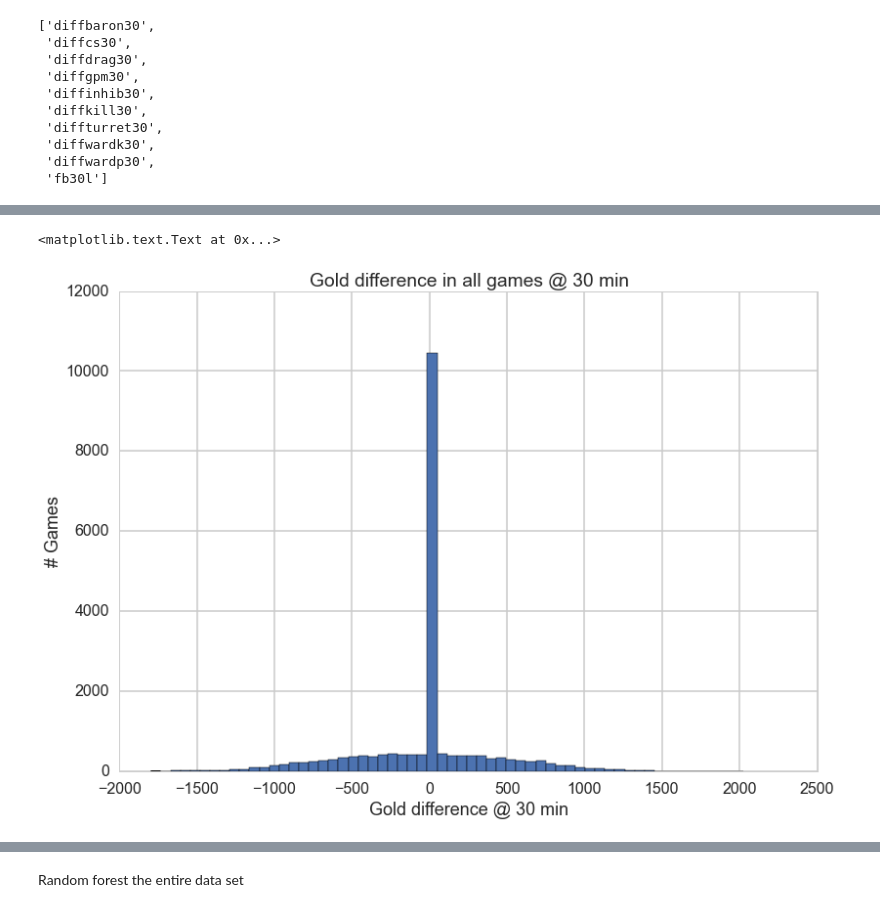
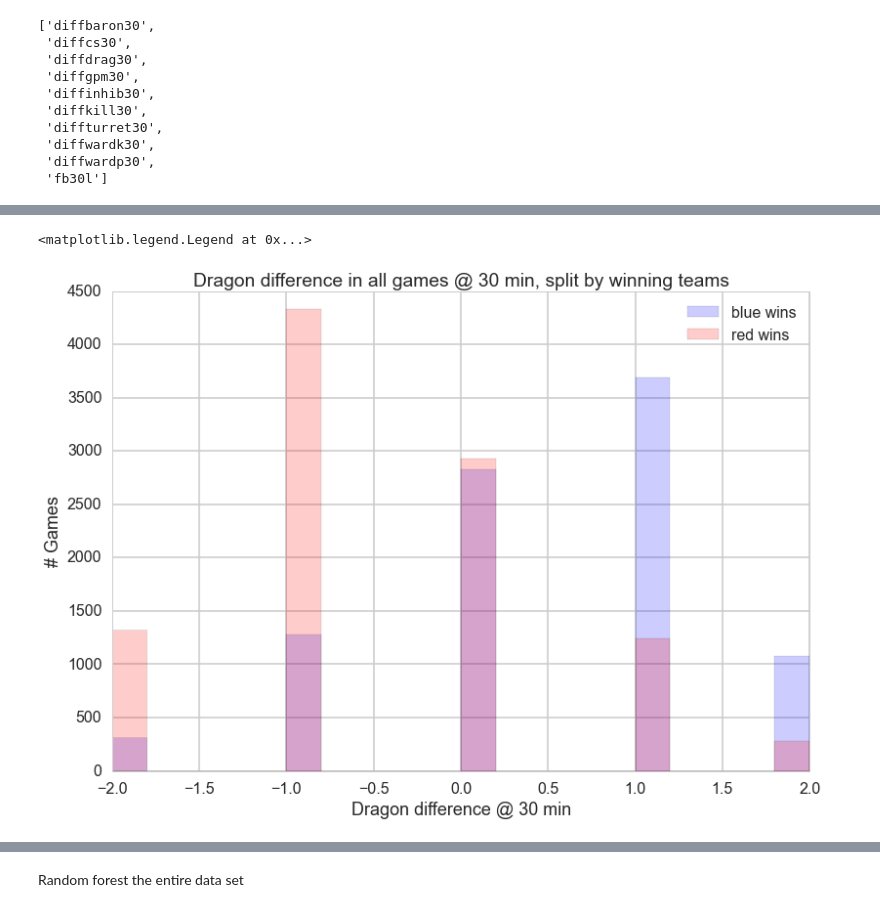
Before and after one commit to bchang823/109final, a Jupyter notebook: Leo_Models.ipynb, the cells around one changed output, grey strips where cells are left out. Drawn from its saved outputs; the diff is of its cells as text; code cells hidden in the pictures.

```diff
--- a/Leo_Models.ipynb
+++ b/Leo_Models.ipynb
@@ -524,13 +524,18 @@ print col3
 ['diffbaron10', 'diffcs10', 'diffdrag10', 'diffgpm10', 'diffinhib10', 'diffkill10', 'diffturret10', 'diffwardk10', 'diffwardp10', 'fb10l', 'win']
 ['diffbaron20', 'diffcs20', 'diffdrag20', 'diffgpm20', 'diffinhib20', 'diffkill20', 'diffturret20', 'diffwardk20', 'diffwardp20', 'fb20l', 'win']
 ['diffbaron30', 'diffcs30', 'diffdrag30', 'diffgpm30', 'diffinhib30', 'diffkill30', 'diffturret30', 'diffwardk30', 'diffwardp30', 'fb30l', 'win']
+# %%
+#gametimes @ 20 min, games that are longer >600
+hidf = df.loc[df['gametimes']>600]
+#gametimes @ 30 min, games that are longer >120
+hidf2 = df.loc[df['gametimes']>1200]
 # %%
 #10 min values
 df1 = df[col1]
 #20 min values
-df2 = df[col2]
+df2 = hidf[col2]
 #30 min values
-df3 = df[col3]
+df3 = hidf2[col3]
 # %%
 df1.head()
 # %% [output]
@@ -1019,0 +1050,4 @@ plt.show()
+# %%
+#spliting into blue and red wins to help us visualize
+bluewins3 = df3.query('win == True')
+redwins3 = df3.query('win == False')
@@ -1060,9 +1150,11 @@ plt.legend()
 # %%
-#all games
-plt.hist(np.array(df3['diffgpm30']), bins = 60)
+#all games, split by winning team
+plt.hist(np.array(bluewins3['diffdrag30']), bins = 20, color = 'b', alpha = 0.2, label = "blue wins")
+plt.hist(np.array(redwins3['diffdrag30']), bins = 20, color = 'r', alpha = 0.2, label = "red wins")
 plt.ylabel('# Games', fontsize = 18)
-plt.xlabel('Gold difference @ 30 min', fontsize = 18)
-plt.title('Gold difference in all games @ 30 min')
+plt.xlabel('Dragon difference @ 30 min', fontsize = 18)
+plt.title('Dragon difference in all games @ 30 min, split by winning teams')
+plt.legend()
 # %% [output]
-<matplotlib.text.Text at 0x...>
+<matplotlib.legend.Legend at 0x...>
-[figure, old version]
+[figure, new version]
```
Also changed, not shown: parts of 70 cells of this notebook.
